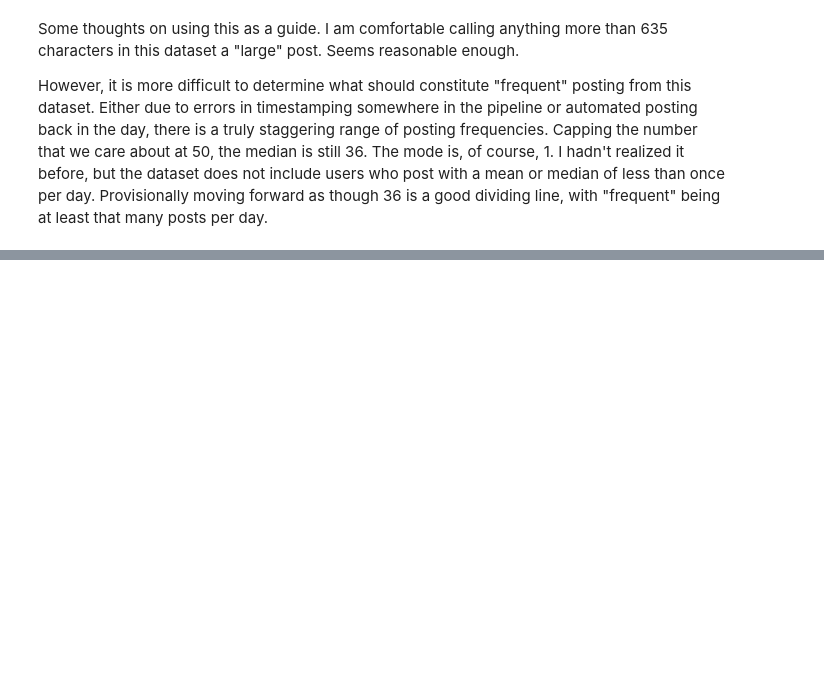
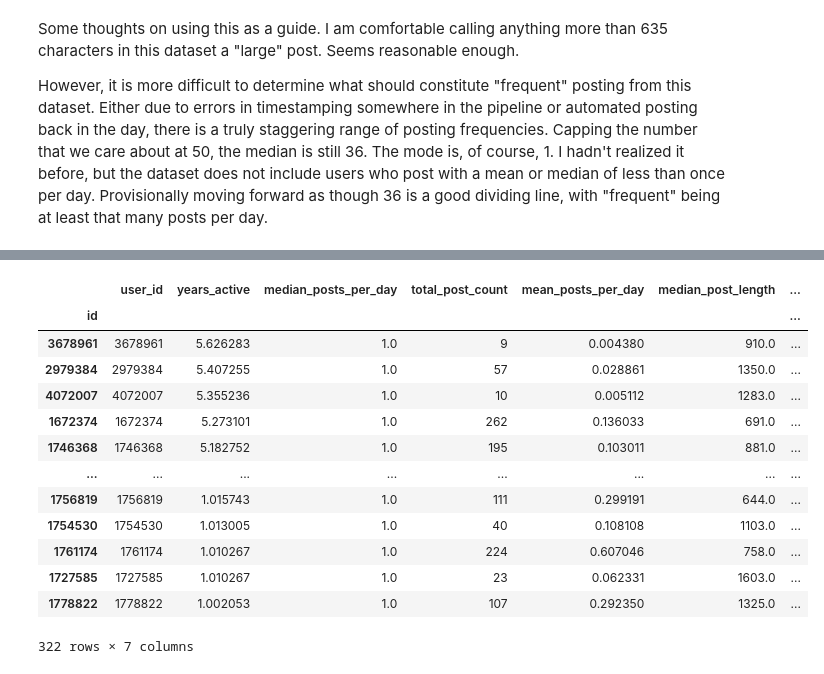
Before and after one commit to horseless-labs/void, a Jupyter notebook: base/analysis/analysis.ipynb, the cells around one changed output, grey strips where cells are left out. Saved outputs shown, nothing was run; the diff lists cells and outputs as text; code cells hidden in the pictures; blank space fills up the shorter version.

```diff
--- a/base/analysis/analysis.ipynb
+++ b/base/analysis/analysis.ipynb
@@ -646,0 +674,19 @@ il_users
+# %%
+ueg_df = il_users[il_users['years_active'] >= 1]
+ueg_df = ueg_df.sort_values(by='years_active', ascending=False)
+ueg_df
+# %% [output]
+|  | user_id | years_active | median_posts_per_day | total_post_count | mean_posts_per_day | median_post_length | ... |
+| id |  |  |  |  |  |  | ... |
+| 3678961 | 3678961 | 5.626283 | 1.0 | 9 | 0.004380 | 910.0 | ... |
+| 2979384 | 2979384 | 5.407255 | 1.0 | 57 | 0.028861 | 1350.0 | ... |
+| 4072007 | 4072007 | 5.355236 | 1.0 | 10 | 0.005112 | 1283.0 | ... |
+| 1672374 | 1672374 | 5.273101 | 1.0 | 262 | 0.136033 | 691.0 | ... |
+| 1746368 | 1746368 | 5.182752 | 1.0 | 195 | 0.103011 | 881.0 | ... |
+| ... | ... | ... | ... | ... | ... | ... | ... |
+| 1756819 | 1756819 | 1.015743 | 1.0 | 111 | 0.299191 | 644.0 | ... |
+| 1754530 | 1754530 | 1.013005 | 1.0 | 40 | 0.108108 | 1103.0 | ... |
+| 1761174 | 1761174 | 1.010267 | 1.0 | 224 | 0.607046 | 758.0 | ... |
+| 1727585 | 1727585 | 1.010267 | 1.0 | 23 | 0.062331 | 1603.0 | ... |
+| 1778822 | 1778822 | 1.002053 | 1.0 | 107 | 0.292350 | 1325.0 | ... |
+322 rows × 7 columns
```
Also changed, not shown: parts of 16 cells of this notebook, 1 other file.
